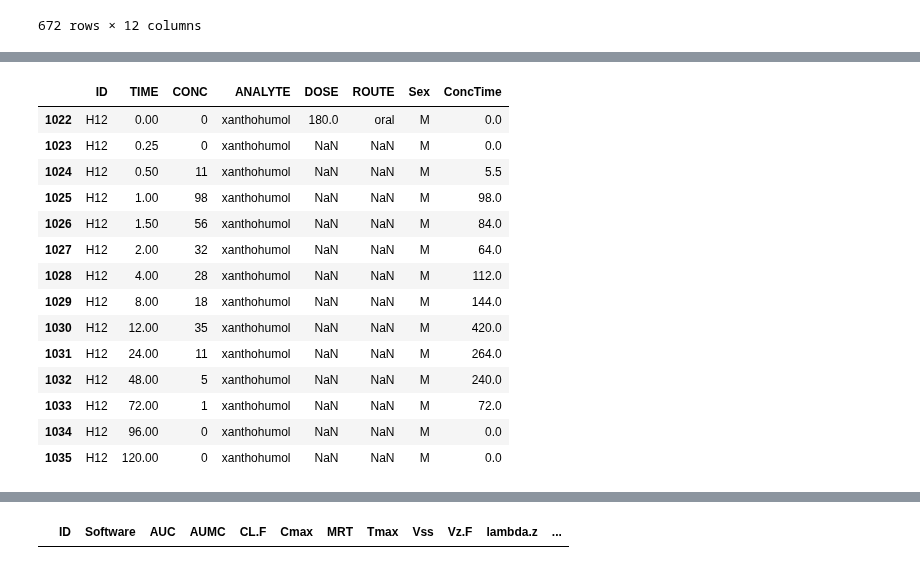
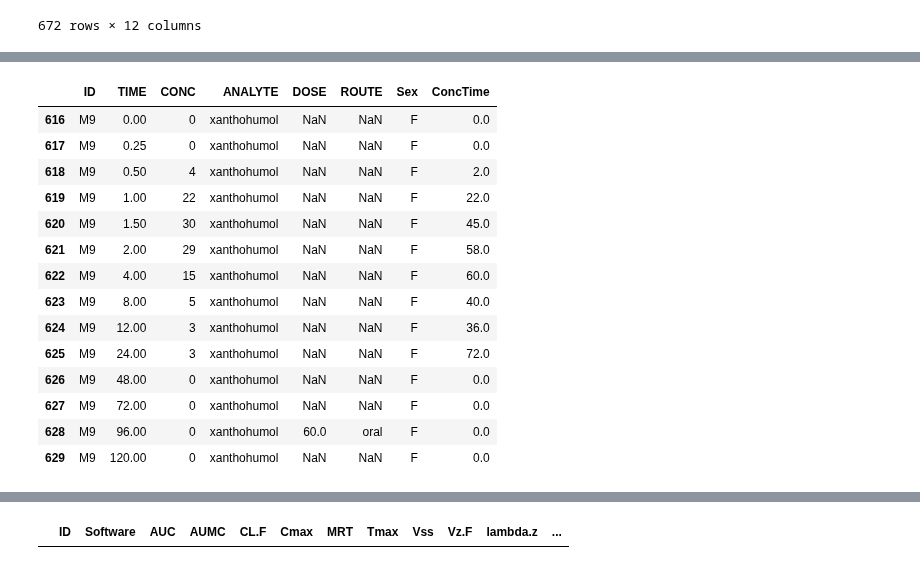
Before and after one commit to kelleyjbrady/NiceODE, a Jupyter notebook: NCA_demo.ipynb, the cells around one changed output, grey strips where cells are left out. Saved outputs shown, nothing was run; the diff lists cells and outputs as text; code cells hidden in the pictures.

```diff
--- a/NCA_demo.ipynb
+++ b/NCA_demo.ipynb
@@ -226,18 +457,18 @@ aucmc_df = pd.concat(aucmc_df).reset_index(drop = True)
 # %%
-xth_df.loc[xth_df['ID'] == 'H12', :]
+xth_df.loc[xth_df['ID'] == 'M9', :]
 # %% [output]
 |  | ID | TIME | CONC | ANALYTE | DOSE | ROUTE | Sex | ConcTime |
-| 1022 | H12 | 0.00 | 0 | xanthohumol | 180.0 | oral | M | 0.0 |
-| 1023 | H12 | 0.25 | 0 | xanthohumol | NaN | NaN | M | 0.0 |
-| 1024 | H12 | 0.50 | 11 | xanthohumol | NaN | NaN | M | 5.5 |
-| 1025 | H12 | 1.00 | 98 | xanthohumol | NaN | NaN | M | 98.0 |
-| 1026 | H12 | 1.50 | 56 | xanthohumol | NaN | NaN | M | 84.0 |
-| 1027 | H12 | 2.00 | 32 | xanthohumol | NaN | NaN | M | 64.0 |
-| 1028 | H12 | 4.00 | 28 | xanthohumol | NaN | NaN | M | 112.0 |
-| 1029 | H12 | 8.00 | 18 | xanthohumol | NaN | NaN | M | 144.0 |
-| 1030 | H12 | 12.00 | 35 | xanthohumol | NaN | NaN | M | 420.0 |
-| 1031 | H12 | 24.00 | 11 | xanthohumol | NaN | NaN | M | 264.0 |
-| 1032 | H12 | 48.00 | 5 | xanthohumol | NaN | NaN | M | 240.0 |
-| 1033 | H12 | 72.00 | 1 | xanthohumol | NaN | NaN | M | 72.0 |
-| 1034 | H12 | 96.00 | 0 | xanthohumol | NaN | NaN | M | 0.0 |
-| 1035 | H12 | 120.00 | 0 | xanthohumol | NaN | NaN | M | 0.0 |
+| 616 | M9 | 0.00 | 0 | xanthohumol | NaN | NaN | F | 0.0 |
+| 617 | M9 | 0.25 | 0 | xanthohumol | NaN | NaN | F | 0.0 |
+| 618 | M9 | 0.50 | 4 | xanthohumol | NaN | NaN | F | 2.0 |
+| 619 | M9 | 1.00 | 22 | xanthohumol | NaN | NaN | F | 22.0 |
+| 620 | M9 | 1.50 | 30 | xanthohumol | NaN | NaN | F | 45.0 |
+| 621 | M9 | 2.00 | 29 | xanthohumol | NaN | NaN | F | 58.0 |
+| 622 | M9 | 4.00 | 15 | xanthohumol | NaN | NaN | F | 60.0 |
+| 623 | M9 | 8.00 | 5 | xanthohumol | NaN | NaN | F | 40.0 |
+| 624 | M9 | 12.00 | 3 | xanthohumol | NaN | NaN | F | 36.0 |
+| 625 | M9 | 24.00 | 3 | xanthohumol | NaN | NaN | F | 72.0 |
+| 626 | M9 | 48.00 | 0 | xanthohumol | NaN | NaN | F | 0.0 |
+| 627 | M9 | 72.00 | 0 | xanthohumol | NaN | NaN | F | 0.0 |
+| 628 | M9 | 96.00 | 0 | xanthohumol | 60.0 | oral | F | 0.0 |
+| 629 | M9 | 120.00 | 0 | xanthohumol | NaN | NaN | F | 0.0 |
```
Also changed, not shown: parts of 33 cells of this notebook, 2 other files.
